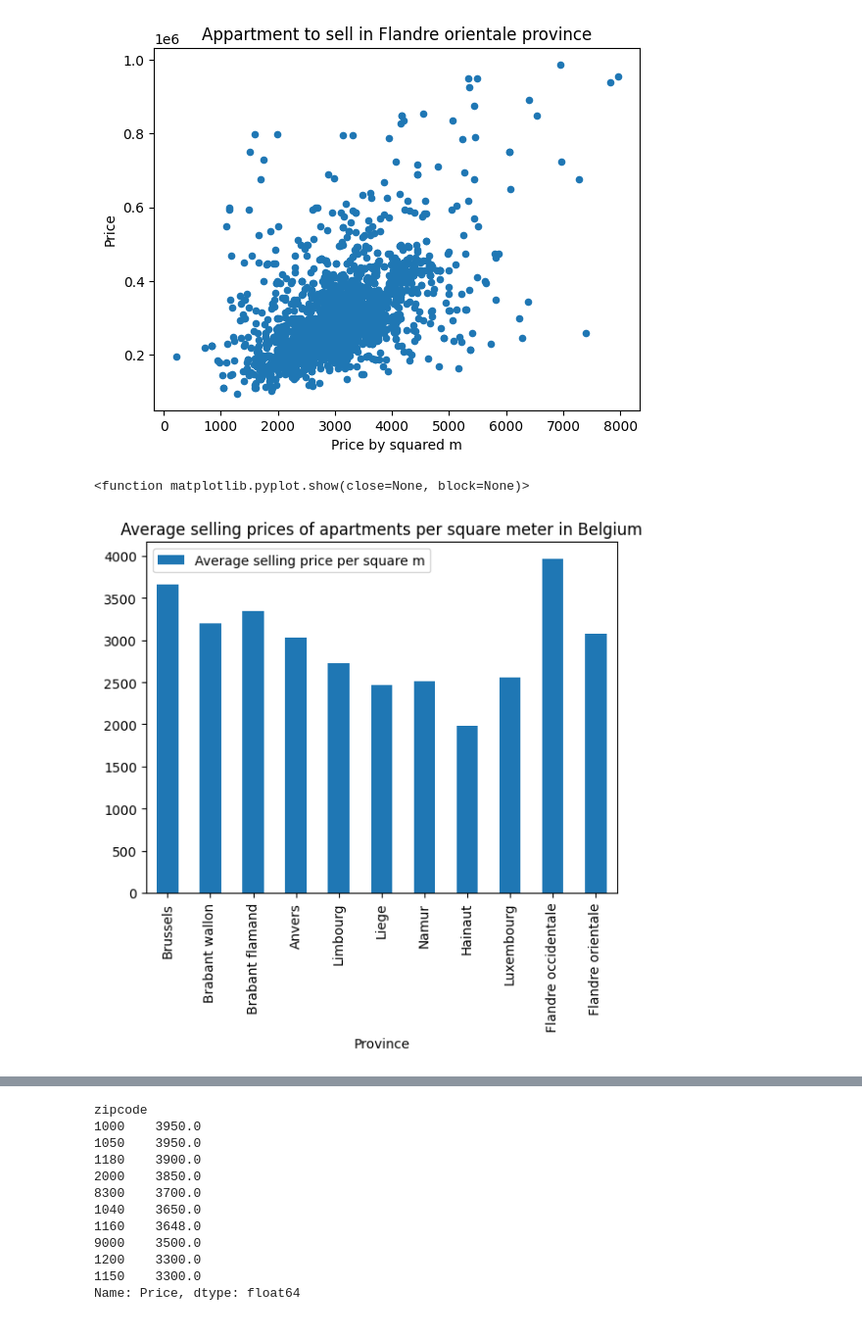
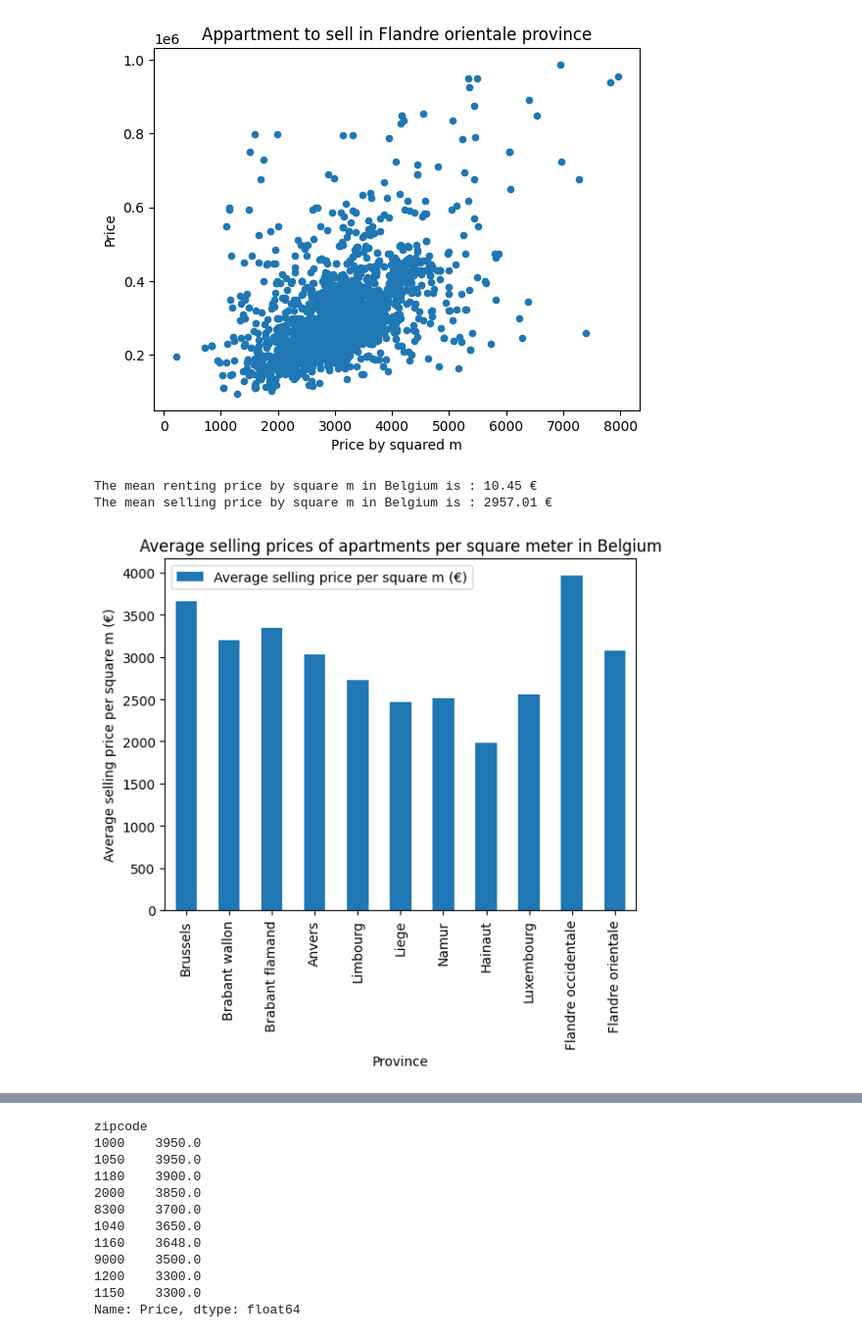
Before and after one commit to vdbromain/real-estate-price-prediction, a Jupyter notebook: data_analysis/Second_Week.ipynb, the cells around one changed output, grey strips where cells are left out. Shown at 98% size. Drawn from its saved outputs; the diff is of its cells as text; code cells hidden in the pictures.

```diff
--- a/data_analysis/Second_Week.ipynb
+++ b/data_analysis/Second_Week.ipynb
@@ -847,13 +849,21 @@ The maximal selling Price by squared m in Flandre orientale Province is 7956.75
 The mean selling Price by squared m in Flandre orientale Province is 3080.73 €/m2
 [figure]
 # %%
+#Making the dataframe with the province's name and the average square m price and plotting it
 
 df_sell_province_to_plot = pd.DataFrame.from_dict(mean_sell, orient="index").reset_index()
-df_sell_province_to_plot.rename(columns={'index':'Province', 0:'Average selling price per square m'}, inplace=True)
+df_sell_province_to_plot.rename(columns={'index':'Province', 0:'Average selling price per square m (€)'}, inplace=True)
 
-df_sell_province_to_plot.plot(x="Province", y='Average selling price per square m', kind='bar', title="Average selling prices of apartments per square meter in Belgium")
+df_sell_province_to_plot.plot(x="Province", y='Average selling price per square m (€)', kind='bar', title="Average selling prices of apartments per square meter in Belgium")
 plt.xticks(rotation=90)
+plt.xlabel('Province')
+plt.ylabel('Average selling price per square m (€)')
+#plt.title("Average selling prices of apartments per square meter in Belgium")
 plt.show
+
+print(f"The mean renting price by square m in Belgium is : {df_rent_province_to_plot['Average renting price per square m'].mean().round(2)} €")
+print(f"The mean selling price by square m in Belgium is : {df_sell_province_to_plot['Average selling price per square m (€)'].mean().round(2)} €")
 # %% [output]
-<function matplotlib.pyplot.show(close=None, block=None)>
+The mean renting price by square m in Belgium is : 10.45 €
+The mean selling price by square m in Belgium is : 2957.01 €
-[figure, old version]
+[figure, new version]
```
Also changed, not shown: parts of 7 cells of this notebook, 1 other file.
